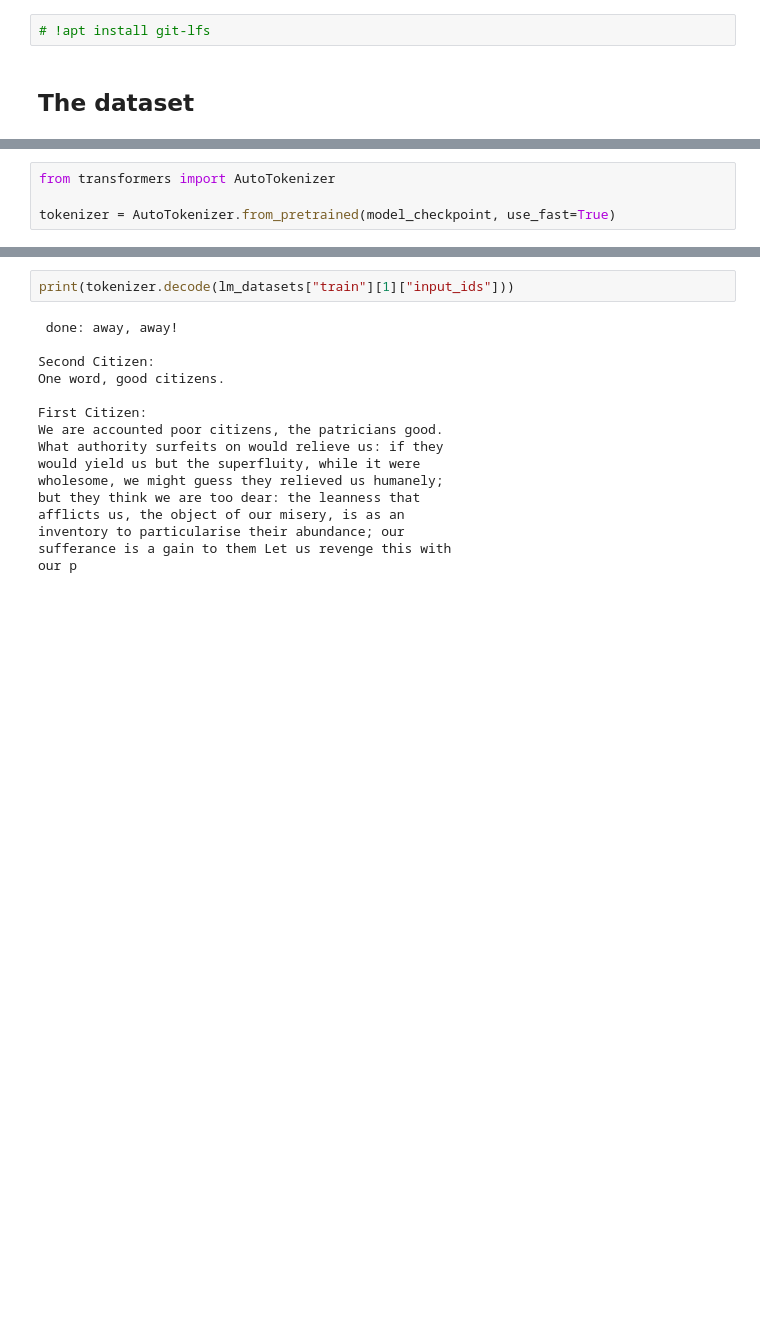
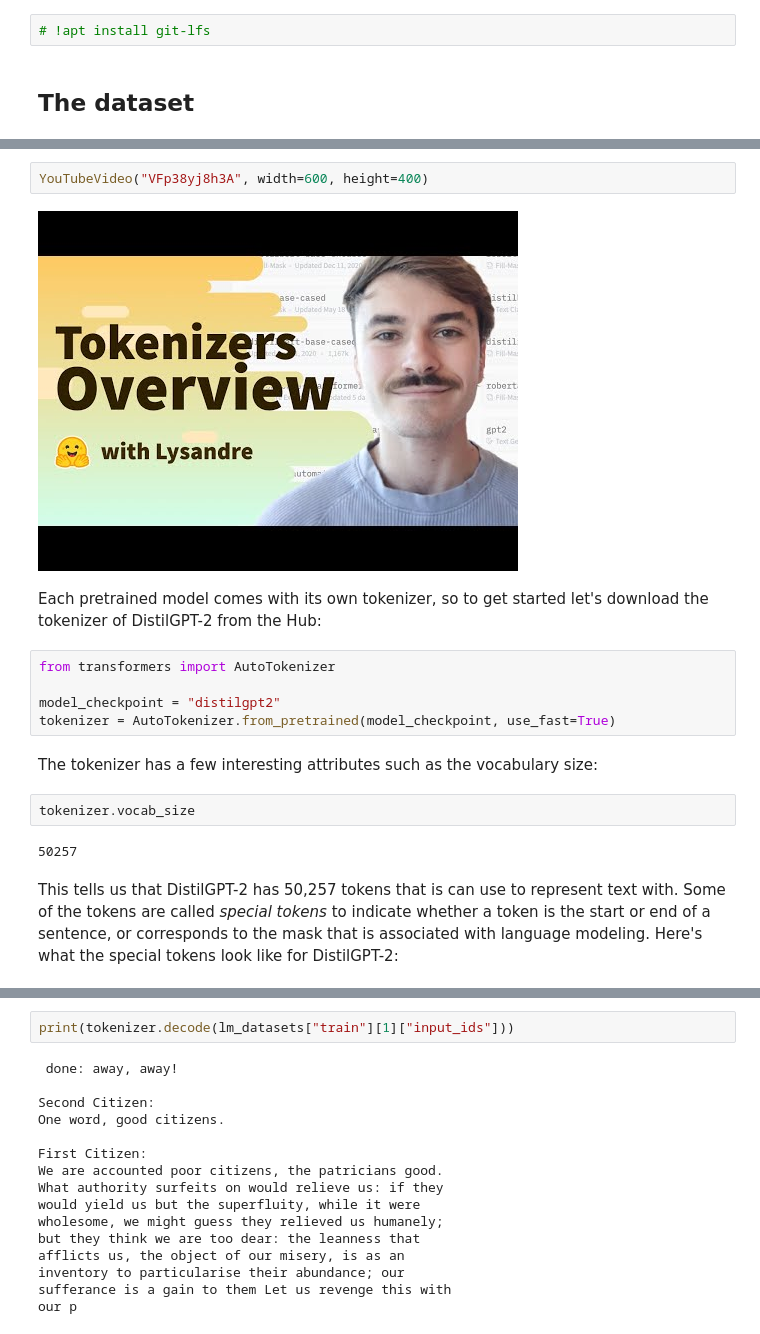
Before and after one commit to huggingface/workshops, a Jupyter notebook: luzern-university/04-text-generation.ipynb, the cells around one changed output, grey strips where cells are left out. Saved outputs shown, nothing was run; the diff lists cells and outputs as text; blank space fills up the shorter version.

```diff
--- a/luzern-university/04-text-generation.ipynb
+++ b/luzern-university/04-text-generation.ipynb
@@ -57,4 +75,19 @@ model_checkpoint = "distilgpt2"
+# %%
+YouTubeVideo("VFp38yj8h3A", width=600, height=400)
+# %% [output]
+[figure, added]
+# %% [markdown]
+Each pretrained model comes with its own tokenizer, so to get started let's download the tokenizer of DistilGPT-2 from the Hub:
 # %%
 from transformers import AutoTokenizer
 
+model_checkpoint = "distilgpt2"
 tokenizer = AutoTokenizer.from_pretrained(model_checkpoint, use_fast=True)
+# %% [markdown]
+The tokenizer has a few interesting attributes such as the vocabulary size:
+# %%
+tokenizer.vocab_size
+# %% [output]
+50257
+# %% [markdown]
+This tells us that DistilGPT-2 has 50,257 tokens that is can use to represent text with. Some of the tokens are called _special tokens_ to indicate whether a token is the start or end of a sentence, or corresponds to the mask that is associated with language modeling. Here's what the special tokens look like for DistilGPT-2:
```
Also changed, not shown: parts of 48 cells of this notebook.
